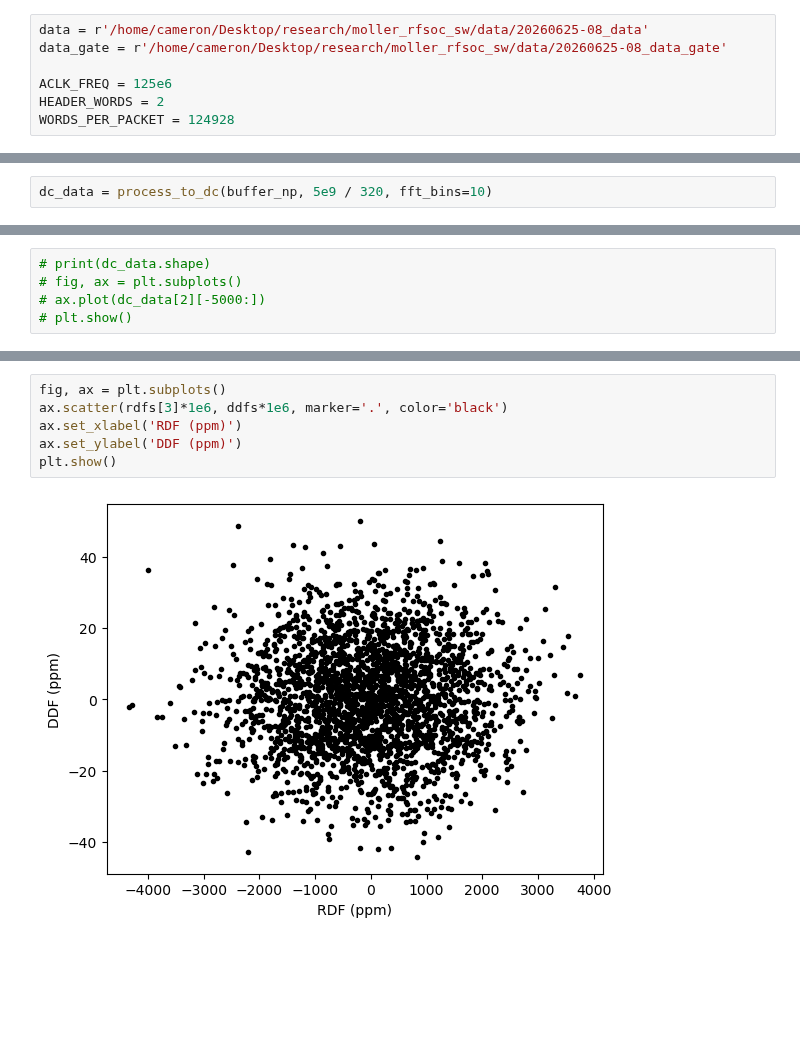
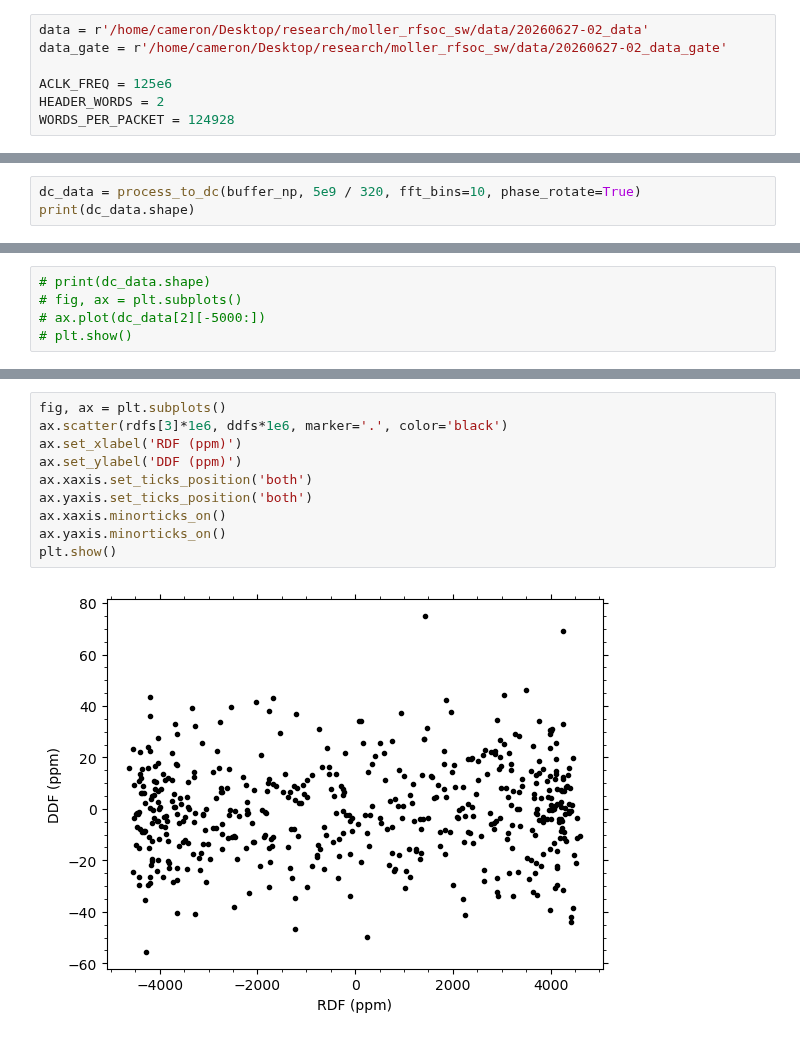
Before and after one commit to cameronpoe/moller_rfsoc_sw, a Jupyter notebook: decode_data.ipynb, the cells around one changed output, grey strips where cells are left out. Cells and saved outputs as stored; diff of their text form; blank space fills up the shorter version.

Commit message:
added some stuff to the residuals plotting

```diff
--- a/decode_data.ipynb
+++ b/decode_data.ipynb
@@ -193,8 +206,8 @@ def plot_nice_ddf(ddfs, rdf1, rdf2, ch1_name, ch2_name, dir_path):
 
     return
 # %%
-data = r'/home/cameron/Desktop/research/moller_rfsoc_sw/data/20260625-08_data'
-data_gate = r'/home/cameron/Desktop/research/moller_rfsoc_sw/data/20260625-08_data_gate'
+data = r'/home/cameron/Desktop/research/moller_rfsoc_sw/data/20260627-02_data'
+data_gate = r'/home/cameron/Desktop/research/moller_rfsoc_sw/data/20260627-02_data_gate'
 
 ACLK_FREQ = 125e6
 HEADER_WORDS = 2
@@ -240,3 +253,4 @@ print(edge_times[0])
 # %%
-dc_data = process_to_dc(buffer_np, 5e9 / 320, fft_bins=10)
+dc_data = process_to_dc(buffer_np, 5e9 / 320, fft_bins=10, phase_rotate=True)
+print(dc_data.shape)
 # %% [output]
@@ -337,11 +363,15 @@ plot_nice_ddf((rdfs[1]-rdfs[3])*1e6/np.sqrt(2), rdfs[1]*1e6, rdfs[3]*1e6, 'rdfs[
 # %%
 fig, ax = plt.subplots()
 ax.scatter(rdfs[3]*1e6, ddfs*1e6, marker='.', color='black')
 ax.set_xlabel('RDF (ppm)')
 ax.set_ylabel('DDF (ppm)')
+ax.xaxis.set_ticks_position('both')
+ax.yaxis.set_ticks_position('both')
+ax.xaxis.minorticks_on()
+ax.yaxis.minorticks_on()
 plt.show()
 # %% [output]
-[figure, old version]
+[figure, new version]
 # %%
 import numpy as np
 import matplotlib.pyplot as plt
```
Also changed, not shown: parts of 13 cells of this notebook, 1 other file.
